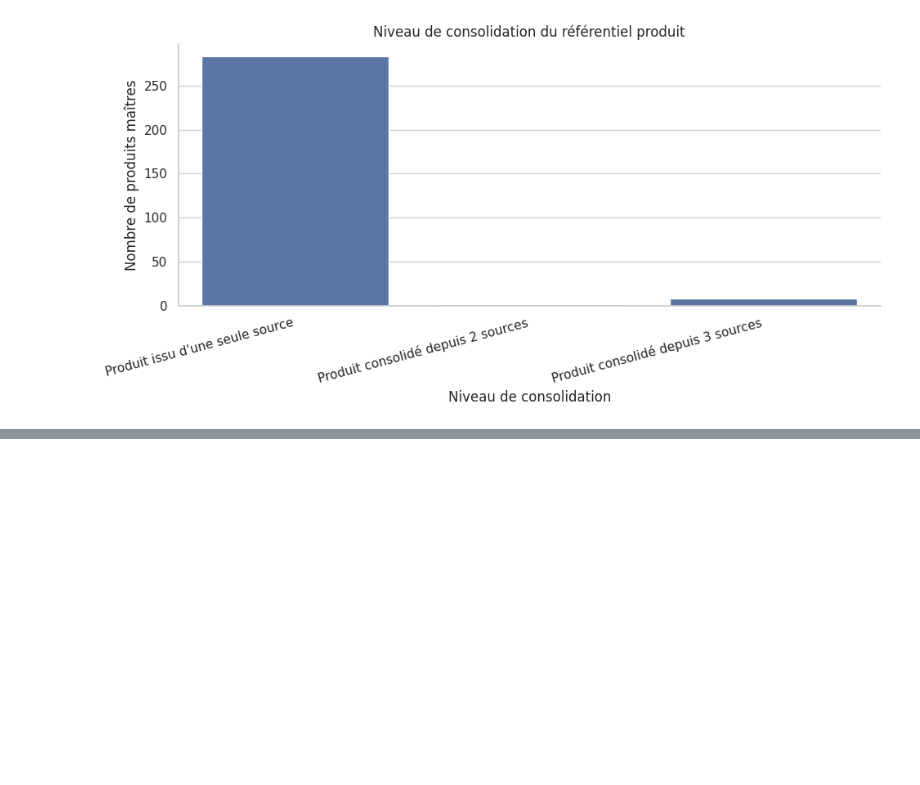
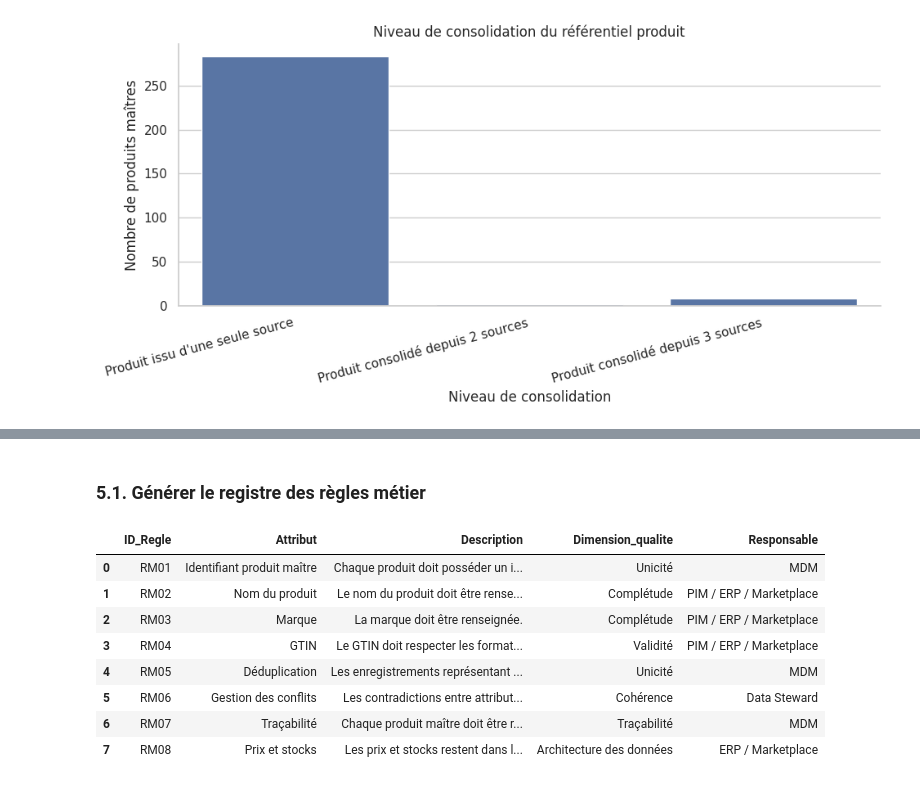
Before and after one commit to Ramadiaw12/Project_datagouvernance, a Jupyter notebook: notebooks/01_diagnostic_donnees.ipynb, the cells around one changed output, grey strips where cells are left out. Drawn from its saved outputs; the diff is of its cells as text; code cells hidden in the pictures; blank space fills up the shorter version.

```diff
--- a/notebooks/01_diagnostic_donnees.ipynb
+++ b/notebooks/01_diagnostic_donnees.ipynb
@@ -2593,0 +2708,60 @@ plt.show()
+# %% [markdown]
+### 5.1. Générer le registre des règles métier
+# %%
+regles_metier = pd.DataFrame([
+    ["RM01", "Identifiant produit maître",
+     "Chaque produit doit posséder un identifiant unique.",
+     "Unicité", "MDM"],
+
+    ["RM02", "Nom du produit",
+     "Le nom du produit doit être renseigné.",
+     "Complétude", "PIM / ERP / Marketplace"],
+
+    ["RM03", "Marque",
+     "La marque doit être renseignée.",
+     "Complétude", "PIM / ERP / Marketplace"],
+
+    ["RM04", "GTIN",
+     "Le GTIN doit respecter les formats et règles de validité.",
+     "Validité", "PIM / ERP / Marketplace"],
+
+    ["RM05", "Déduplication",
+     "Les enregistrements représentant le même produit doivent être identifiés.",
+     "Unicité", "MDM"],
+
+    ["RM06", "Gestion des conflits",
+     "Les contradictions entre attributs sources doivent être détectées et arbitrées.",
+     "Cohérence", "Data Steward"],
+
+    ["RM07", "Traçabilité",
+     "Chaque produit maître doit être relié à ses enregistrements sources.",
+     "Traçabilité", "MDM"],
+
+    ["RM08", "Prix et stocks",
+     "Les prix et stocks restent dans les systèmes opérationnels.",
+     "Architecture des données", "ERP / Marketplace"]
+], columns=[
+    "ID_Regle",
+    "Attribut",
+    "Description",
+    "Dimension_qualite",
+    "Responsable"
+])
+
+display(regles_metier)
+
+regles_metier.to_csv(
+    dossier / "regles_metier_gouvernance.csv",
+    index=False,
+    encoding="utf-8-sig"
+)
+# %% [output]
+|  | ID_Regle | Attribut | Description | Dimension_qualite | Responsable |
+| 0 | RM01 | Identifiant produit maître | Chaque produit doit posséder un i... | Unicité | MDM |
+| 1 | RM02 | Nom du produit | Le nom du produit doit être rense... | Complétude | PIM / ERP / Marketplace |
+| 2 | RM03 | Marque | La marque doit être renseignée. | Complétude | PIM / ERP / Marketplace |
+| 3 | RM04 | GTIN | Le GTIN doit respecter les format... | Validité | PIM / ERP / Marketplace |
+| 4 | RM05 | Déduplication | Les enregistrements représentant ... | Unicité | MDM |
+| 5 | RM06 | Gestion des conflits | Les contradictions entre attribut... | Cohérence | Data Steward |
+| 6 | RM07 | Traçabilité | Chaque produit maître doit être r... | Traçabilité | MDM |
+| 7 | RM08 | Prix et stocks | Les prix et stocks restent dans l... | Architecture des données | ERP / Marketplace |
```
Also changed, not shown: parts of 5 cells of this notebook, 2 other files.
